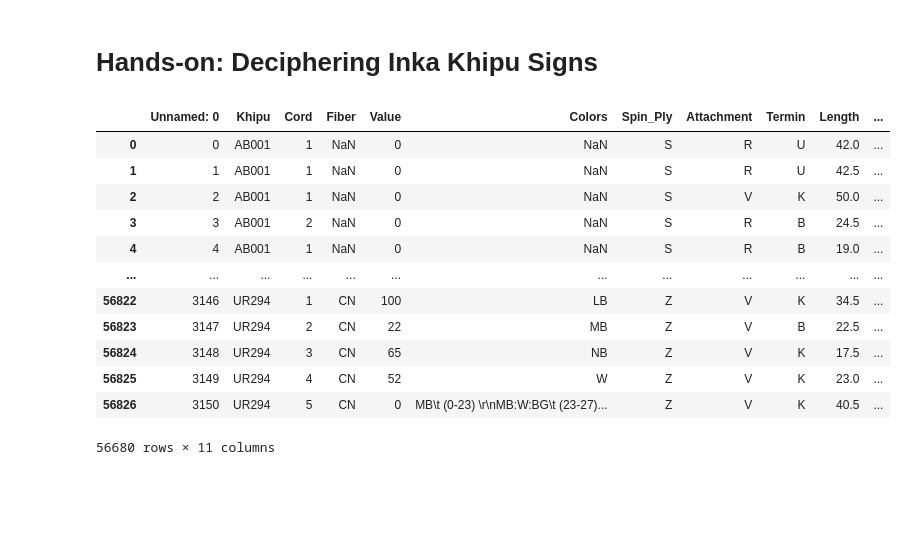
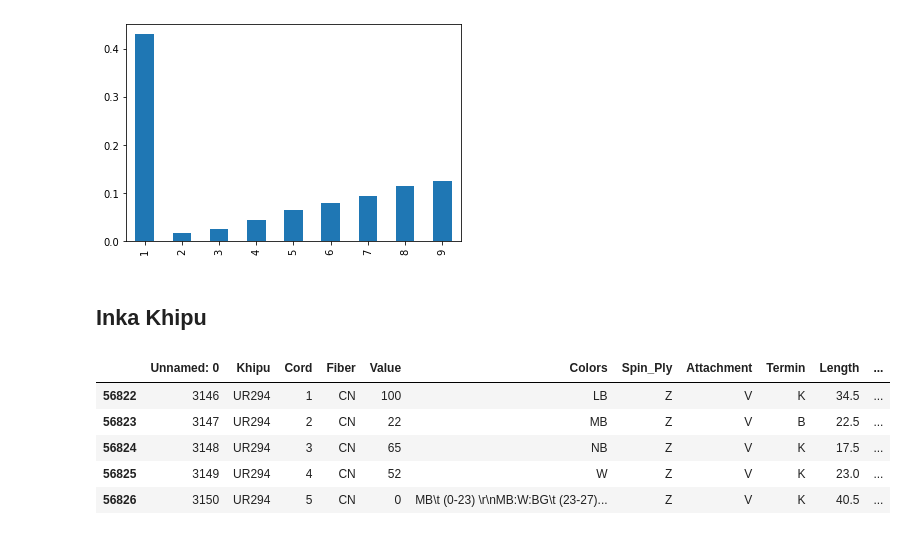
Before and after one commit to EggmanWalrus/InkaKhipu, a Jupyter notebook: InkaKhipu.ipynb, the cells around one changed output. Drawn from its saved outputs; the diff is of its cells as text; code cells hidden in the pictures; blank space fills up the shorter version.

```diff
--- a/InkaKhipu.ipynb
+++ b/InkaKhipu.ipynb
@@ -1,2 +151,15 @@
+# %%
+#Randomized normal numbers
+np.random.seed(123)
+
+uniform_sum = np.random.randint(1, 9, 10000) + np.random.randint(1, 9, 10000)
+
+first_digit_uniform = pd.Series(uniform_sum).apply(first_digit)
+uniform_first_digit_frequencies = first_digit_uniform.value_counts()/len(first_digit_uniform)
+uniform_first_digit_frequencies.sort_index(inplace = True)
+
+uniform_first_digit_frequencies.plot(kind = 'bar');
+# %% [output]
+[figure, added]
 # %% [markdown]
-# Hands-on: Deciphering Inka Khipu Signs
+## Inka Khipu
@@ -46,18 +166,11 @@ expected_frequencies = pd.Series([.301, .176, .125, .097, .079, .067, .058, .051
 # %%
-khipu_data = pd.read_pickle('khipu_cords.pkl')
+khipu_cords = pd.read_pickle('khipu_cords.pkl')
 
-khipu_data
+khipu_cords.tail()
 # %% [output]
 |  | Unnamed: 0 | Khipu | Cord | Fiber | Value | Colors | Spin_Ply | Attachment | Termin | Length | ... |
-| 0 | 0 | AB001 | 1 | NaN | 0 | NaN | S | R | U | 42.0 | ... |
-| 1 | 1 | AB001 | 1 | NaN | 0 | NaN | S | R | U | 42.5 | ... |
-| 2 | 2 | AB001 | 1 | NaN | 0 | NaN | S | V | K | 50.0 | ... |
-| 3 | 3 | AB001 | 2 | NaN | 0 | NaN | S | R | B | 24.5 | ... |
-| 4 | 4 | AB001 | 1 | NaN | 0 | NaN | S | R | B | 19.0 | ... |
-| ... | ... | ... | ... | ... | ... | ... | ... | ... | ... | ... | ... |
 | 56822 | 3146 | UR294 | 1 | CN | 100 | LB | Z | V | K | 34.5 | ... |
 | 56823 | 3147 | UR294 | 2 | CN | 22 | MB | Z | V | B | 22.5 | ... |
 | 56824 | 3148 | UR294 | 3 | CN | 65 | NB | Z | V | K | 17.5 | ... |
 | 56825 | 3149 | UR294 | 4 | CN | 52 | W | Z | V | K | 23.0 | ... |
 | 56826 | 3150 | UR294 | 5 | CN | 0 | MB\t (0-23) \r\nMB:W:BG\t (23-27)... | Z | V | K | 40.5 | ... |
-56680 rows × 11 columns
```
Also changed, not shown: parts of 21 cells of this notebook.
